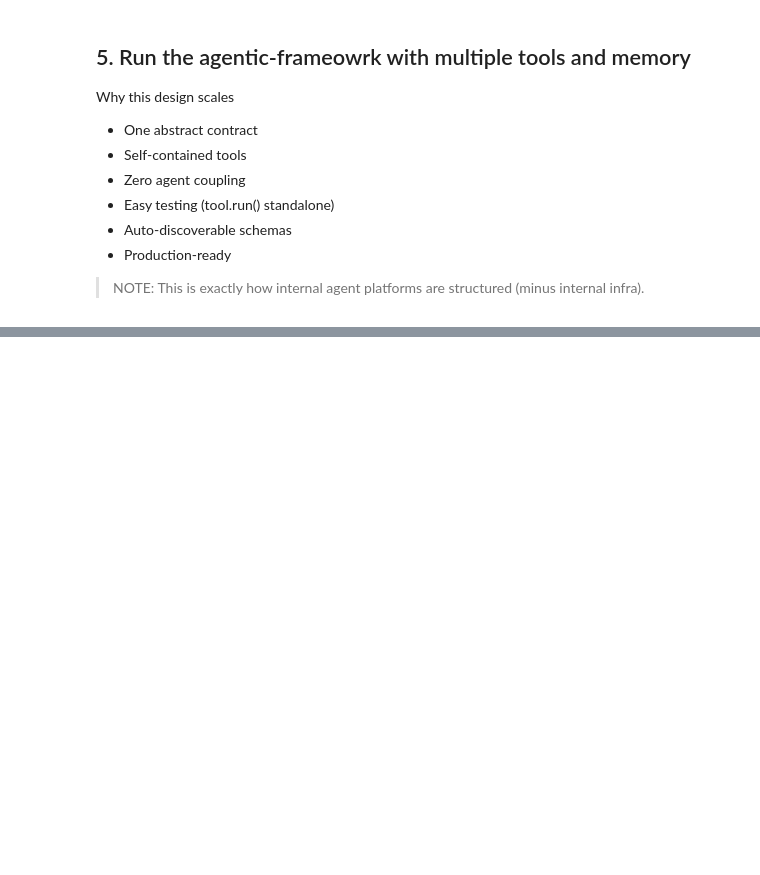
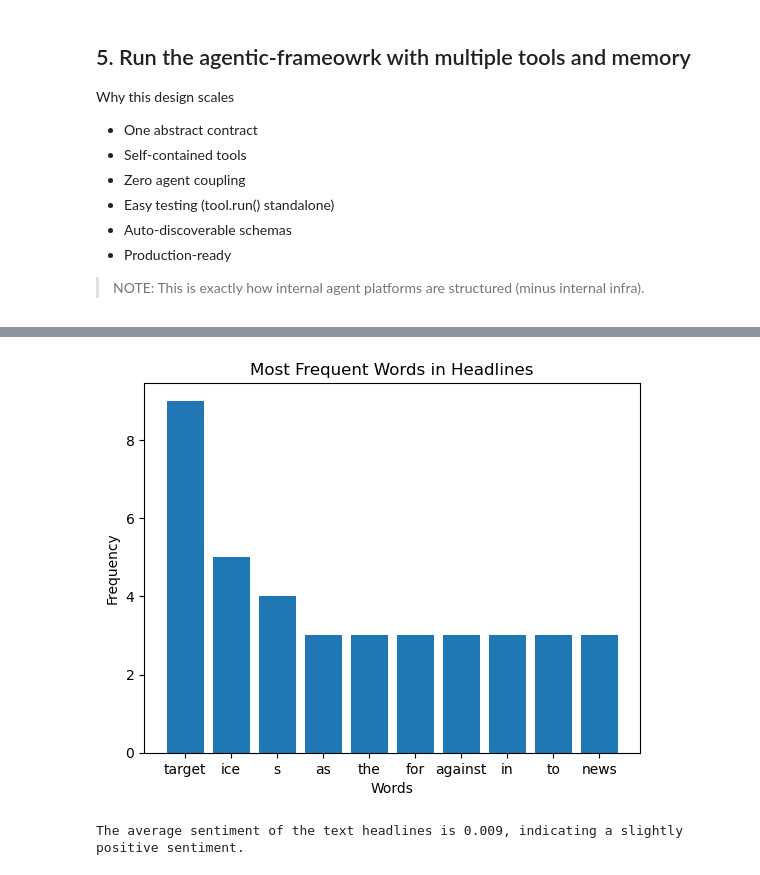
Before and after one commit to rmundra22/hands_on_for_gpt, a Jupyter notebook: agentic-hands-on/langchain_tutorials.ipynb, the cells around one changed output, grey strips where cells are left out. Drawn from its saved outputs; the diff is of its cells as text; code cells hidden in the pictures; blank space fills up the shorter version.

Commit message:
adding more tool call examples

```diff
--- a/agentic-hands-on/langchain_tutorials.ipynb
+++ b/agentic-hands-on/langchain_tutorials.ipynb
@@ -529,0 +538,26 @@ agent.messages
+# %%
+import matplotlib.pyplot as plt
+from collections import Counter
+import re
+
+headlines = ["Target’s New C.E.O. Faces Hometown Crisis as He Begins Turnaround Effort - The New York Times", "Anti-ICE protesters call for national action against federal immigration tactics - NPR", "Demonstrators in Dinkytown call for Target to speak out against ICE - CBS News", "Target employees are stepping in where the company won't, as an ICE crackdown grips Minneapolis - Business Insider", "Seven detained outside West Loop Target as protesters demand retailer stand against ICE - Chicago Tribune", "Nottingham Forest agree deal for Stefan Ortega and target Davide Frattesi - BBC", "Campus Radicals: Dems target military school, Chicago teachers wreak havoc, college nurse's viral scandal - Fox News", "The Triangle’s newest Target store opens soon. Here’s when to go - News & Observer", "ICE eyeing Ohio next, where it is expected to target Haitian immigrants - MS NOW", "Target in Greece operating without running water - 13wham.com"]
+
+words = []
+for headline in headlines:
+    words.extend(re.findall(r'\b\w+\b', headline.lower()))
+
+word_freq = Counter(words)
+most_common_words = word_freq.most_common(10)
+
+words, freq = zip(*most_common_words)
+plt.bar(words, freq)
+plt.xlabel('Words')
+plt.ylabel('Frequency')
+plt.title('Most Frequent Words in Headlines')
+plt.show()
+# %% [output]
+[figure, added]
+# %%
+print(agent.run("Give me headline about Analyze sentiment of text headlines"))
+# %% [output]
+The average sentiment of the text headlines is 0.009, indicating a slightly positive sentiment.
```
Also changed, not shown: parts of 7 cells of this notebook.
